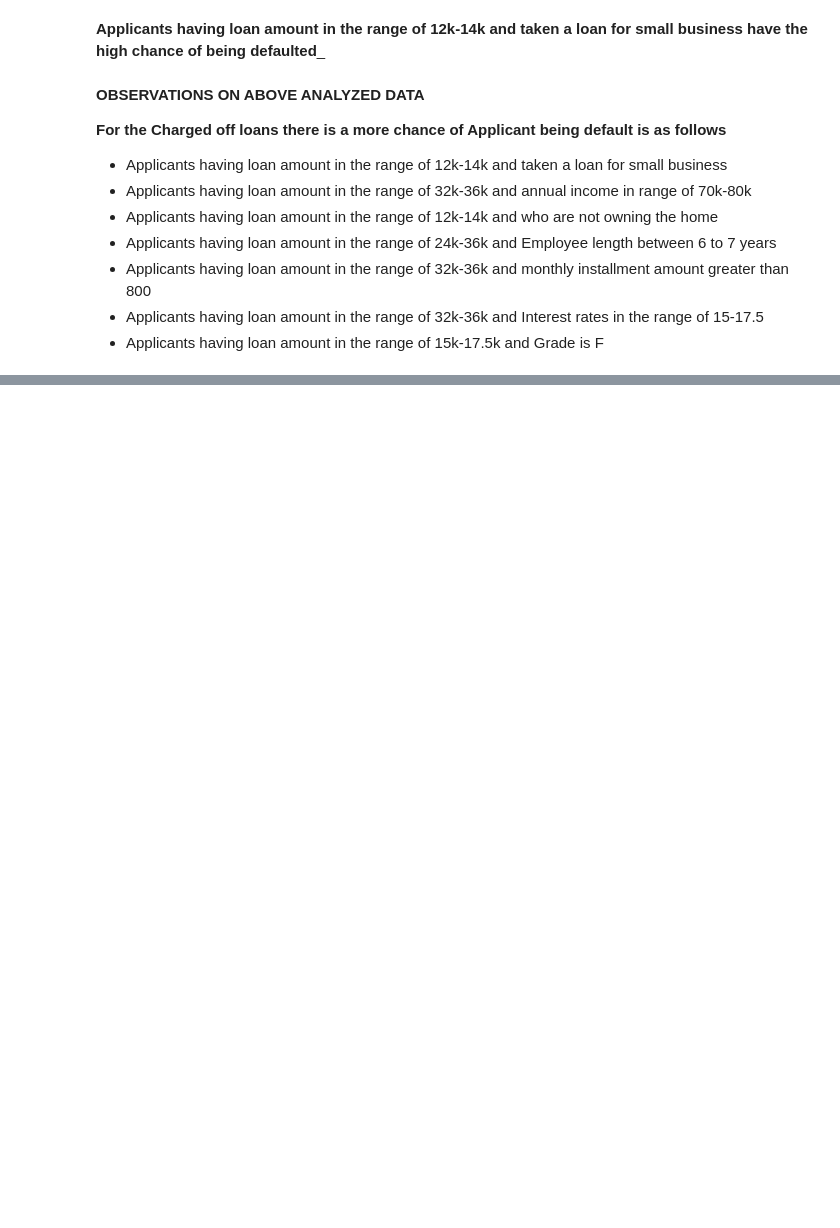
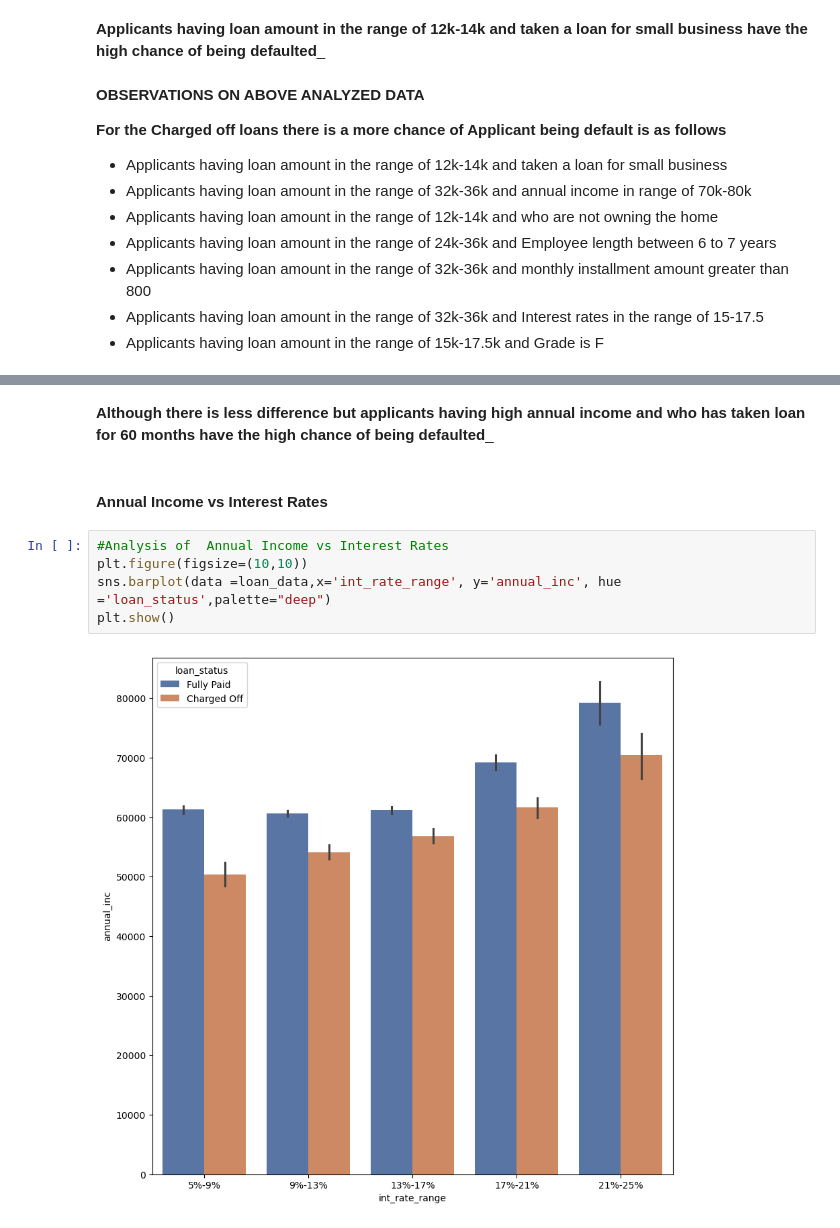
Before and after one commit to Gokul2448/LendingClubCaseStudy, a Jupyter notebook: Lending_club_case_study_Gokul_Saurabh_V1.ipynb, the cells around one changed output, grey strips where cells are left out. Drawn from its saved outputs; the diff is of its cells as text; blank space fills up the shorter version.

```diff
--- a/Lending_club_case_study_Gokul_Saurabh_V1.ipynb
+++ b/Lending_club_case_study_Gokul_Saurabh_V1.ipynb
@@ -1073,0 +1085,11 @@ __For the Charged off loans there is a more chance of Applicant being default is
+# %% [markdown]
+__Although there is less difference but applicants having high annual income and who has taken loan for 60 months have the high chance of being defaulted___
+# %% [markdown]
+#### Annual Income vs Interest Rates
+# %%
+#Analysis of  Annual Income vs Interest Rates
+plt.figure(figsize=(10,10))
+sns.barplot(data =loan_data,x='int_rate_range', y='annual_inc', hue ='loan_status',palette="deep")
+plt.show()
+# %% [output]
+[figure, added]
```
Also changed, not shown: parts of 22 cells of this notebook.
